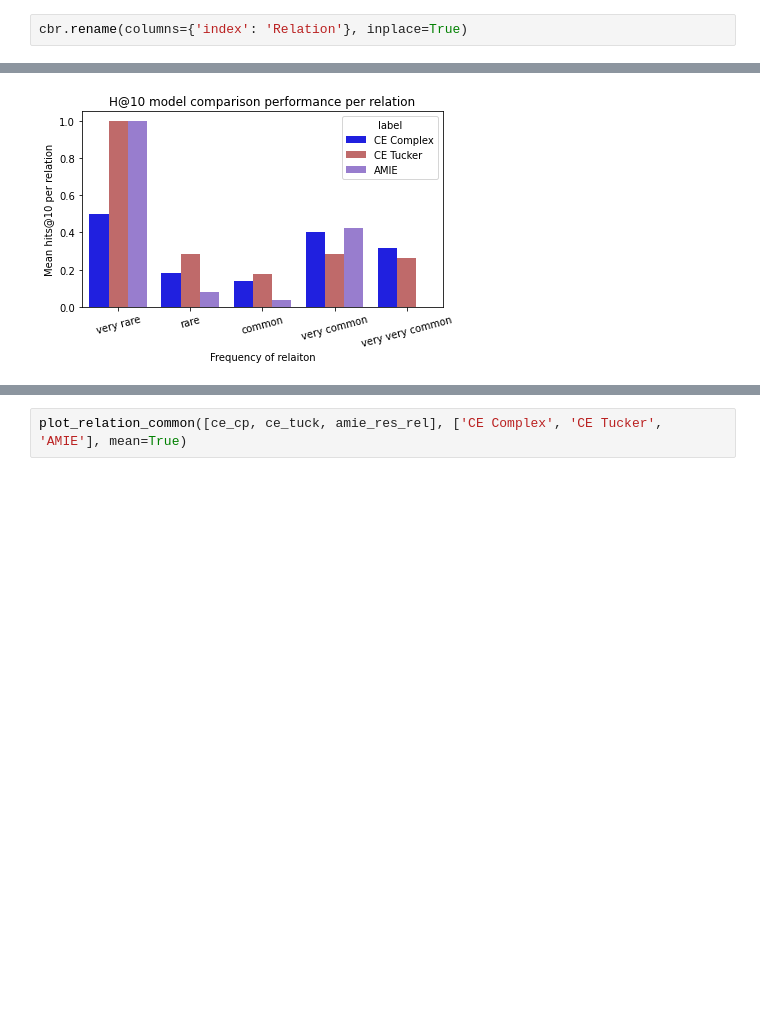
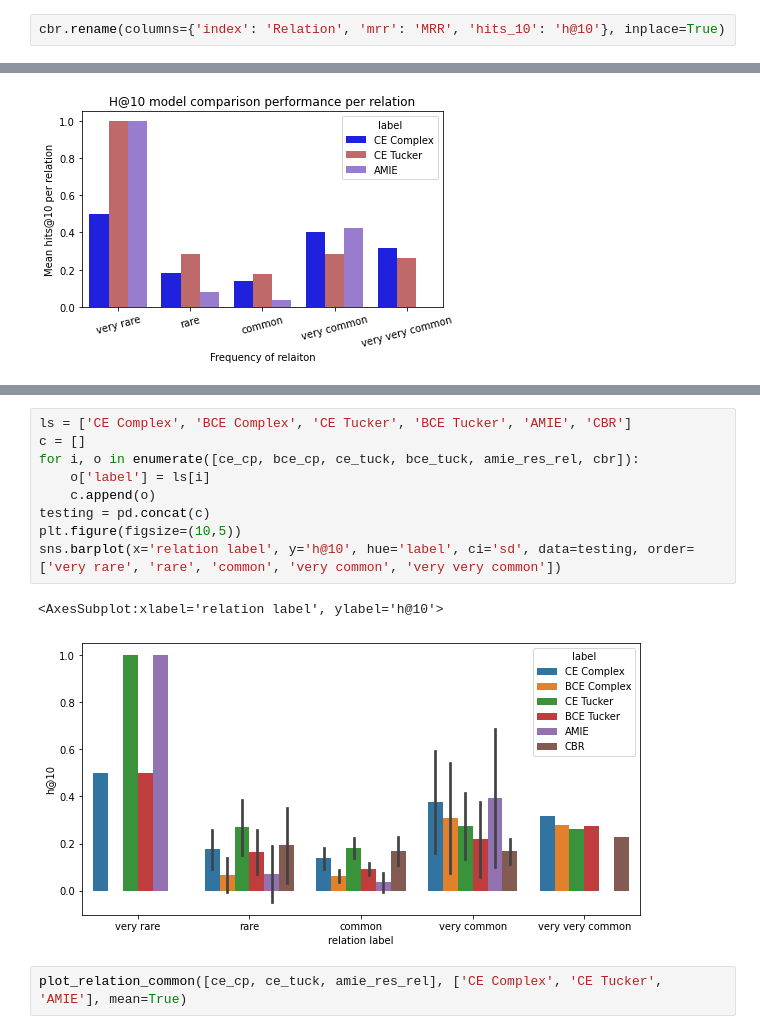
Before and after one commit to NinaCalvi/Aladdin, a Jupyter notebook: biolink/COVID results analysis/COVIDAnalysis.ipynb, the cells around one changed output, grey strips where cells are left out. Saved outputs shown, nothing was run; the diff lists cells and outputs as text; blank space fills up the shorter version.

```diff
--- a/biolink/COVID results analysis/COVIDAnalysis.ipynb
+++ b/biolink/COVID results analysis/COVIDAnalysis.ipynb
@@ -257,7 +292,7 @@ cbr.head()
 | 3 | B | 0.032716 | 0.136892 | 0.069307 | 0.092553 | 0.066660 |
 | 4 | C | 0.125436 | 0.156794 | 0.128920 | 0.139373 | 0.145003 |
 # %%
-cbr.rename(columns={'index': 'Relation'}, inplace=True)
+cbr.rename(columns={'index': 'Relation', 'mrr': 'MRR', 'hits_10': 'h@10'}, inplace=True)
 # %%
 cbr.head()
 # %% [output]
@@ -333,3 +404,15 @@ plot_relation_common([ce_cp, ce_tuck, amie_res_rel],['CE Complex', 'CE Tucker',
+# %%
+ls = ['CE Complex', 'BCE Complex', 'CE Tucker', 'BCE Tucker', 'AMIE', 'CBR']
+c = []
+for i, o in enumerate([ce_cp, bce_cp, ce_tuck, bce_tuck, amie_res_rel, cbr]):
+    o['label'] = ls[i]
+    c.append(o)
+testing = pd.concat(c)
+plt.figure(figsize=(10,5))
+sns.barplot(x='relation label', y='h@10', hue='label', ci='sd', data=testing, order=['very rare', 'rare', 'common', 'very common', 'very very common'])
+# %% [output]
+<AxesSubplot:xlabel='relation label', ylabel='h@10'>
+[figure, added]
 # %%
 plot_relation_common([ce_cp, ce_tuck, amie_res_rel], ['CE Complex', 'CE Tucker', 'AMIE'], mean=True)
 # %% [output]
```
Also changed, not shown: parts of 11 cells of this notebook.
